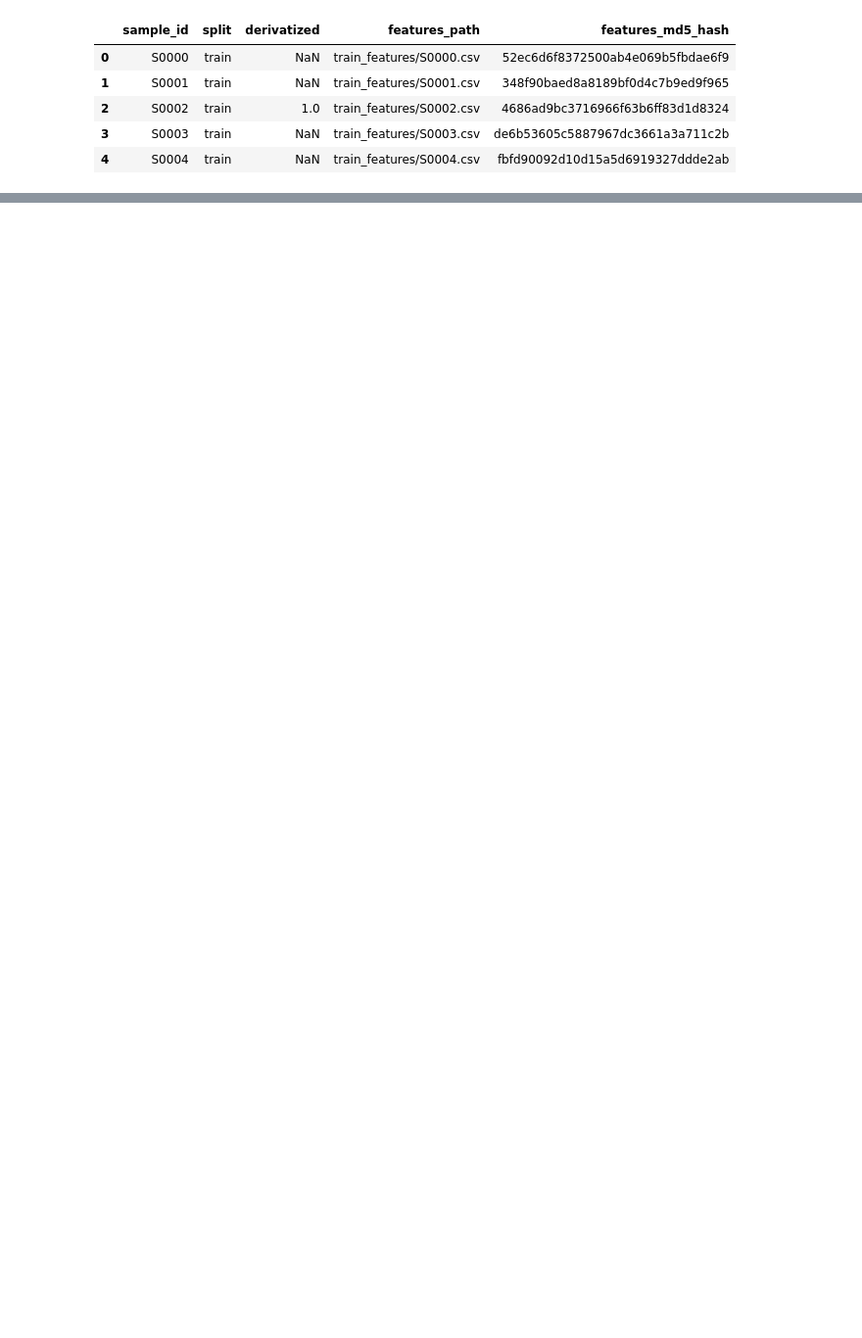
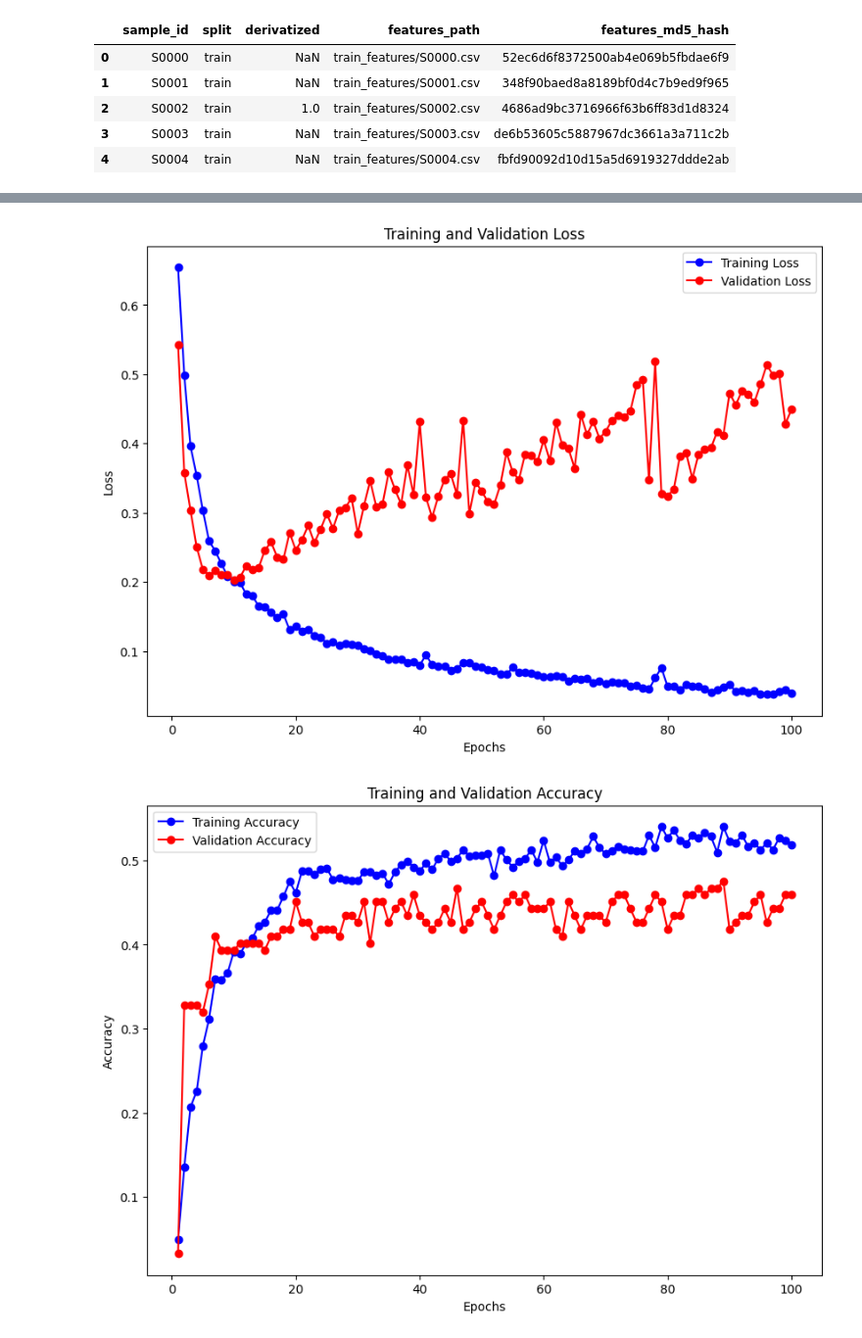
Before and after one commit to shashankp28/martian-atoms, a Jupyter notebook: martian_atoms.ipynb, the cells around one changed output, grey strips where cells are left out. Shown at 98% size. Saved outputs shown, nothing was run; the diff lists cells and outputs as text; code cells hidden in the pictures; blank space fills up the shorter version.

Commit message:
Tried out Decision trees and different PCA features

```diff
--- a/martian_atoms.ipynb
+++ b/martian_atoms.ipynb
@@ -152,6 +193,7 @@ def return_descrete_data(path, labels_dict=None):
             y.append(labels_dict[sample_id])
     return X, np.array(y)
 
-X, y = return_descrete_data('train_descrete.csv', train_labels_dict)
+X, y = return_descrete_data('train_pca.csv', train_labels_dict)
+input_shape = X.shape[1]
 X.shape, y.shape
 # %% [output]
@@ -159,3 +201,3 @@ X.shape, y.shape
 # %%
-X_train, X_val, y_train, y_val = train_test_split(X, y, test_size=0.2, random_state=42)
+X_train, X_val, y_train, y_val = train_test_split(X, y, test_size=0.15, random_state=1)
 # %%
@@ -215,0 +262,38 @@ Epoch 50/50
+# %%
+def multilabel_aggregated_log_loss(y_true, y_pred):
+    epsilon = 1e-7
+    y_true = tf.cast(y_true, tf.float32)
+    per_label_log_loss = -(y_true * tf.math.log(y_pred+epsilon) + (1 - y_true) * tf.math.log(1 - y_pred+epsilon))
+    aggregated_log_loss = tf.reduce_mean(per_label_log_loss)
+    return aggregated_log_loss
+
+def train_tf_model():
+    early_stopping = tf.keras.callbacks.EarlyStopping(monitor='val_loss', patience=10, mode='auto', min_delta=0.001)
+    model = tf.keras.models.Sequential()
+    model.add(tf.keras.layers.Dense(640, activation='relu', input_shape=(input_shape,)))
+    model.add(tf.keras.layers.Dense(320, activation='relu'))
+    model.add(tf.keras.layers.Dropout(0.2))
+    model.add(tf.keras.layers.Dense(160, activation='relu'))
+    model.add(tf.keras.layers.Dense(120, activation='relu'))
+    model.add(tf.keras.layers.Dropout(0.2))
+    model.add(tf.keras.layers.Dense(100, activation='relu'))
+    model.add(tf.keras.layers.Dense(80, activation='relu'))
+    model.add(tf.keras.layers.Dropout(0.2))
+    model.add(tf.keras.layers.Dense(40, activation='relu'))
+    model.add(tf.keras.layers.Dense(20, activation='relu'))
+    model.add(tf.keras.layers.Dropout(0.2))
+    model.add(tf.keras.layers.Dense(9, activation='sigmoid'))
+
+    model.compile(optimizer='adam', loss=multilabel_aggregated_log_loss, metrics=['accuracy'])
+    history = model.fit(X_train, y_train, validation_data=(X_val, y_val), epochs=100, batch_size=64, verbose=True)
+    return model, history
+
+def train_dt_model():
+    model = DecisionTreeClassifier(max_depth=50, random_state=42)
+    model.fit(X_train, y_train)
+    y_pred = model.predict(X_val)
+    return model, None
+
+
+model_tf, history_tf = train_tf_model()
+model_dt, history_dt = train_dt_model()
@@ -215,0 +318,5 @@ Epoch 50/50
+# %%
+evaluate_model(model_tf, history_tf)
+# %% [output]
+[figure, added]
+[figure, added]
```
Also changed, not shown: parts of 7 cells of this notebook, 3 other files.
